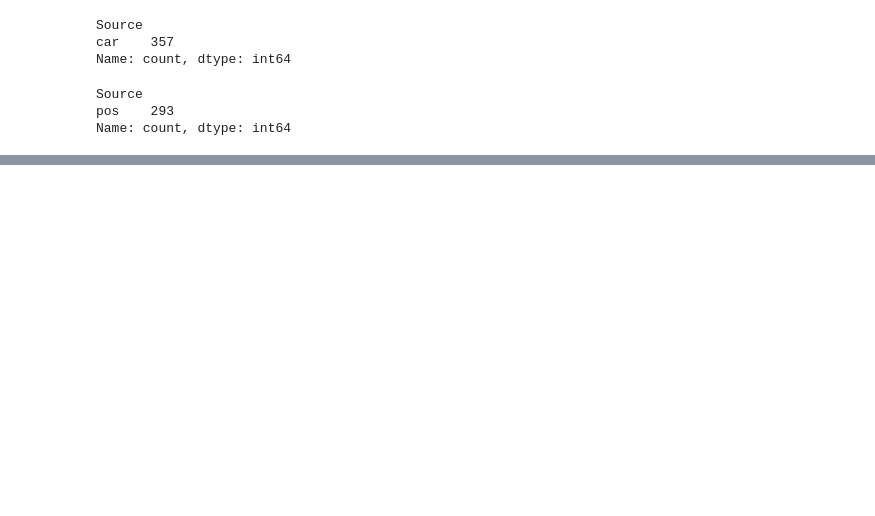
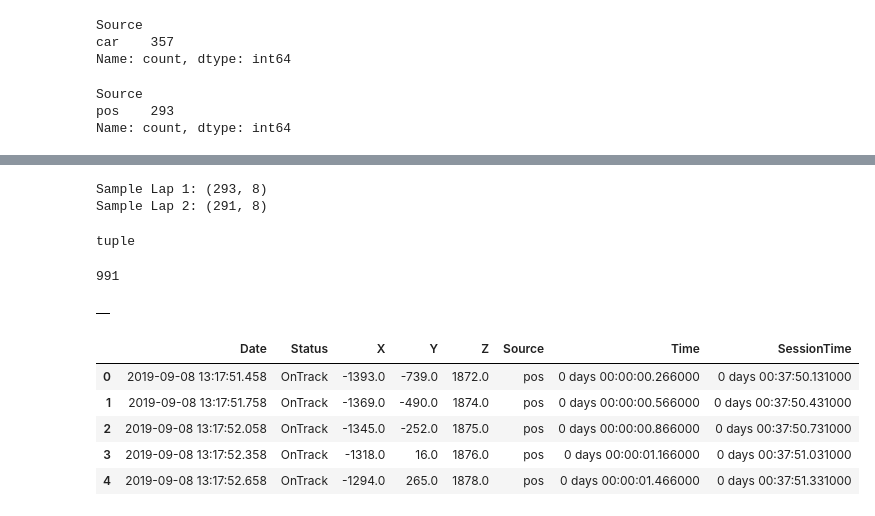
Before and after one commit to prathameshbadve/f1_ds_project, a Jupyter notebook: notebooks/data_exploration/telemetry_data_exploration.ipynb, the cells around one changed output, grey strips where cells are left out. Saved outputs shown, nothing was run; the diff lists cells and outputs as text; code cells hidden in the pictures; blank space fills up the shorter version.

```diff
--- a/notebooks/data_exploration/telemetry_data_exploration.ipynb
+++ b/notebooks/data_exploration/telemetry_data_exploration.ipynb
@@ -241,0 +157,32 @@ session.session_info
+# %%
+print(f"Sample Lap 1: {pos_data_sample_lap.shape}")
+print(f"Sample Lap 2: {pos_data_sample_lap2.shape}")
+# %% [output]
+Sample Lap 1: (293, 8)
+Sample Lap 2: (291, 8)
+# %%
+shape = laps.shape
+type(shape)
+# %% [output]
+tuple
+# %%
+shape[0]
+# %% [output]
+991
+# %%
+tele_df = pd.DataFrame()
+# %%
+tele_df
+# %% [output]
+|  |
+# %%
+tele_df = pd.concat([tele_df, pos_data_sample_lap], ignore_index=True)
+# %%
+tele_df.head()
+# %% [output]
+|  | Date | Status | X | Y | Z | Source | Time | SessionTime |
+| 0 | 2019-09-08 13:17:51.458 | OnTrack | -1393.0 | -739.0 | 1872.0 | pos | 0 days 00:00:00.266000 | 0 days 00:37:50.131000 |
+| 1 | 2019-09-08 13:17:51.758 | OnTrack | -1369.0 | -490.0 | 1874.0 | pos | 0 days 00:00:00.566000 | 0 days 00:37:50.431000 |
+| 2 | 2019-09-08 13:17:52.058 | OnTrack | -1345.0 | -252.0 | 1875.0 | pos | 0 days 00:00:00.866000 | 0 days 00:37:50.731000 |
+| 3 | 2019-09-08 13:17:52.358 | OnTrack | -1318.0 | 16.0 | 1876.0 | pos | 0 days 00:00:01.166000 | 0 days 00:37:51.031000 |
+| 4 | 2019-09-08 13:17:52.658 | OnTrack | -1294.0 | 265.0 | 1878.0 | pos | 0 days 00:00:01.466000 | 0 days 00:37:51.331000 |
```
Also changed, not shown: parts of 28 cells of this notebook.
